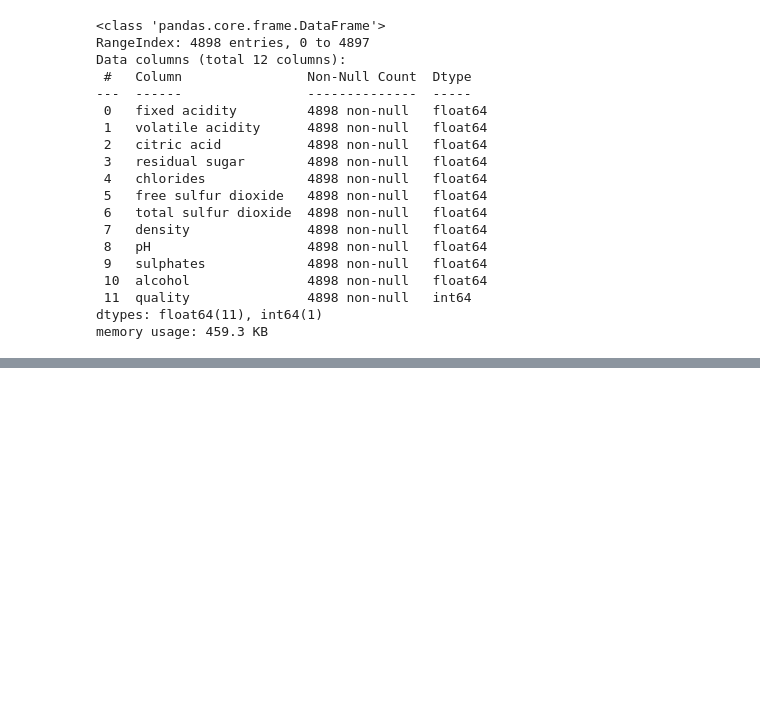
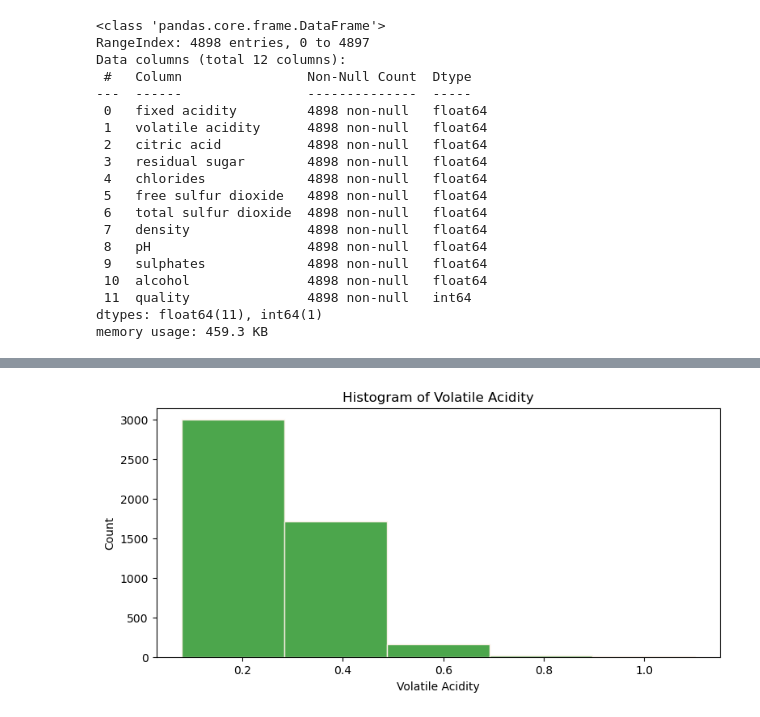
Before and after one commit to Tirth678/Data-Analysis-Projects, a Jupyter notebook: Project 1/Data/Notebook.ipynb, the cells around one changed output, grey strips where cells are left out. Cells and saved outputs as stored; diff of their text form; code cells hidden in the pictures; blank space fills up the shorter version.

```diff
--- a/Project 1/Data/Notebook.ipynb
+++ b/Project 1/Data/Notebook.ipynb
@@ -58,0 +100,12 @@ memory usage: 459.3 KB
+# %%
+plt.figure(figsize = (9,4))
+
+sns.histplot(data = data ,x = 'volatile acidity', color = 'green',
+             edgecolor = 'linen', alpha = 0.7, bins = 5)
+
+plt.title("Histogram of Volatile Acidity")
+plt.xlabel('Volatile Acidity')
+plt.ylabel('Count')
+plt.show()
+# %% [output]
+[figure, added]
```
Also changed, not shown: parts of 24 cells of this notebook.
